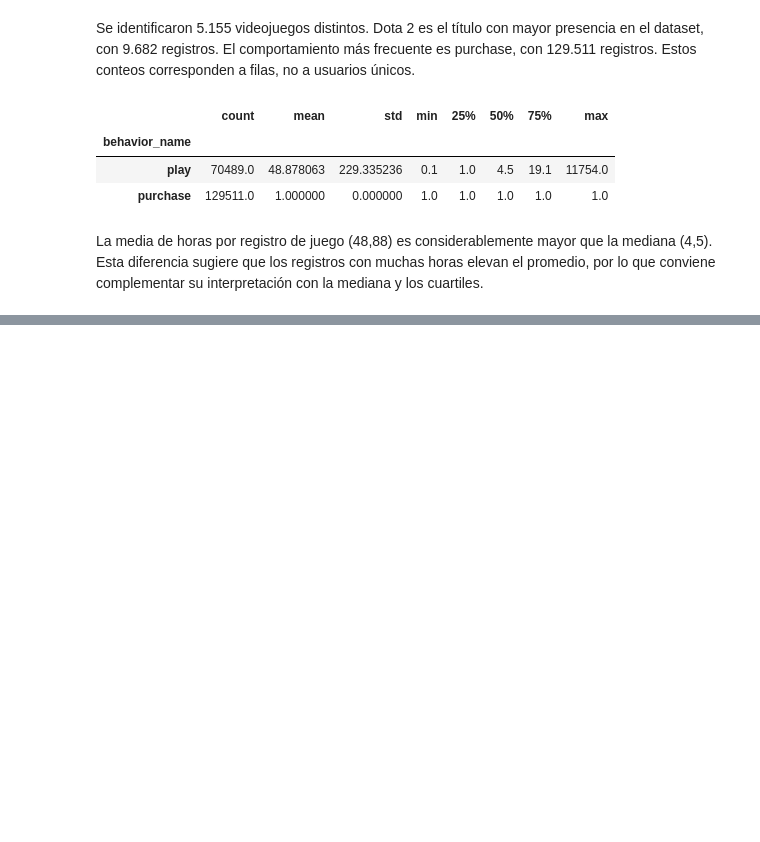
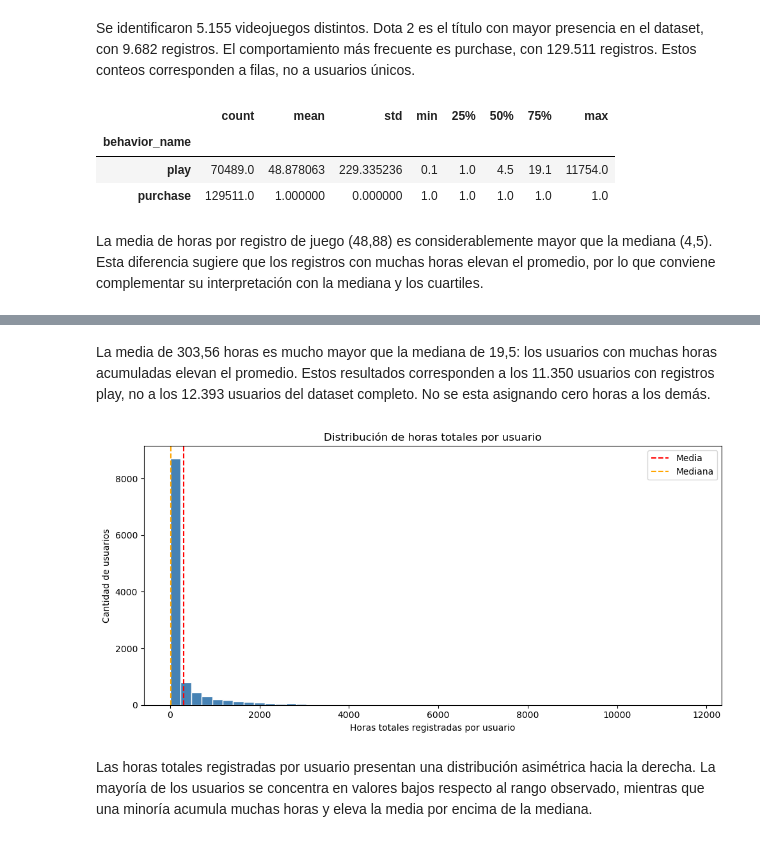
Before and after one commit to ciphervan/Entregables-BIT-IH, a Jupyter notebook: Entregas/Aprendizaje-no-supervisado/Notebooks/Exploracion de datos.ipynb, the cells around one changed output, grey strips where cells are left out. Drawn from its saved outputs; the diff is of its cells as text; code cells hidden in the pictures; blank space fills up the shorter version.

Commit message:
apren. no-sup completo

```diff
--- a/Entregas/Aprendizaje-no-supervisado/Notebooks/Exploracion de datos.ipynb
+++ b/Entregas/Aprendizaje-no-supervisado/Notebooks/Exploracion de datos.ipynb
@@ -166,0 +181,7 @@ La media de horas por registro de juego (48,88) es considerablemente mayor que l
+# %%
+df_limpio = df.drop_duplicates(keep='first')
+
+print("Filas antes:", len(df))
+print("Filas después:", len(df_limpio))
+print("Filas eliminadas:", len(df) - len(df_limpio))
+print("Duplicados restantes:", df_limpio.duplicated().sum())
@@ -166,0 +195,11 @@ La media de horas por registro de juego (48,88) es considerablemente mayor que l
+# %%
+#filtramos los registros de juego
+play = df_limpio[df_limpio['behavior_name'] == 'play']
+
+#sumar horas de cada usuario
+horas_por_usuario = (
+    play.groupby('user_id')['behavior_metric']
+    .sum()
+)
+
+horas_por_usuario.head()
@@ -166,0 +283,38 @@ La media de horas por registro de juego (48,88) es considerablemente mayor que l
+# %% [markdown]
+La media de 303,56 horas es mucho mayor que la mediana de 19,5: los usuarios con muchas horas acumuladas elevan el promedio. Estos resultados corresponden a los 11.350 usuarios con registros play, no a los 12.393 usuarios del dataset completo. No se esta asignando cero horas a los demás.
+# %%
+import matplotlib.pyplot as plt
+
+plt.figure(figsize=(10, 5))
+
+plt.hist(
+    horas_por_usuario,
+    bins=50,
+    color='steelblue',
+    edgecolor='white'
+)
+
+plt.axvline(
+    horas_por_usuario.mean(),
+    color='red',
+    linestyle='--',
+    label='Media'
+)
+
+plt.axvline(
+    horas_por_usuario.median(),
+    color='orange',
+    linestyle='--',
+    label='Mediana'
+)
+
+plt.title('Distribución de horas totales por usuario')
+plt.xlabel('Horas totales registradas por usuario')
+plt.ylabel('Cantidad de usuarios')
+plt.legend()
+plt.tight_layout()
+plt.show()
+# %% [output]
+[figure, added]
+# %% [markdown]
+Las horas totales registradas por usuario presentan una distribución asimétrica hacia la derecha. La mayoría de los usuarios se concentra en valores bajos respecto al rango observado, mientras que una minoría acumula muchas horas y eleva la media por encima de la mediana.
```
Also changed, not shown: parts of 43 cells of this notebook.
